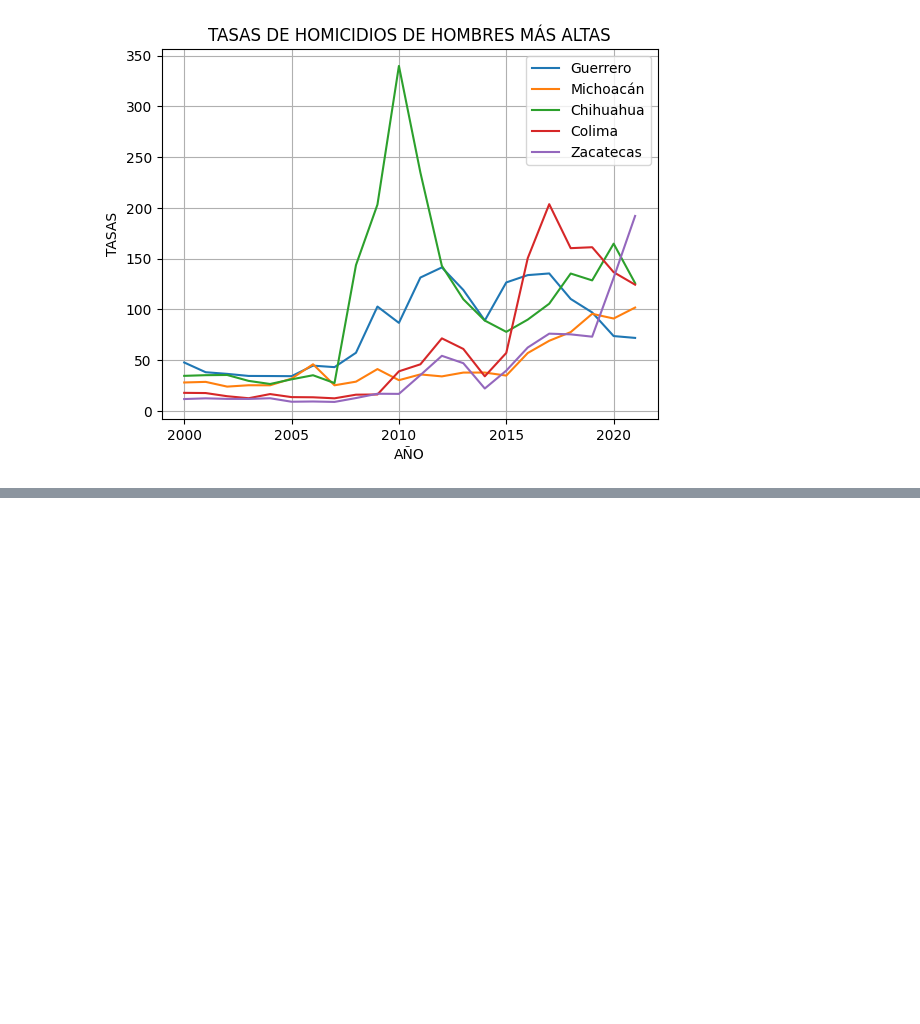
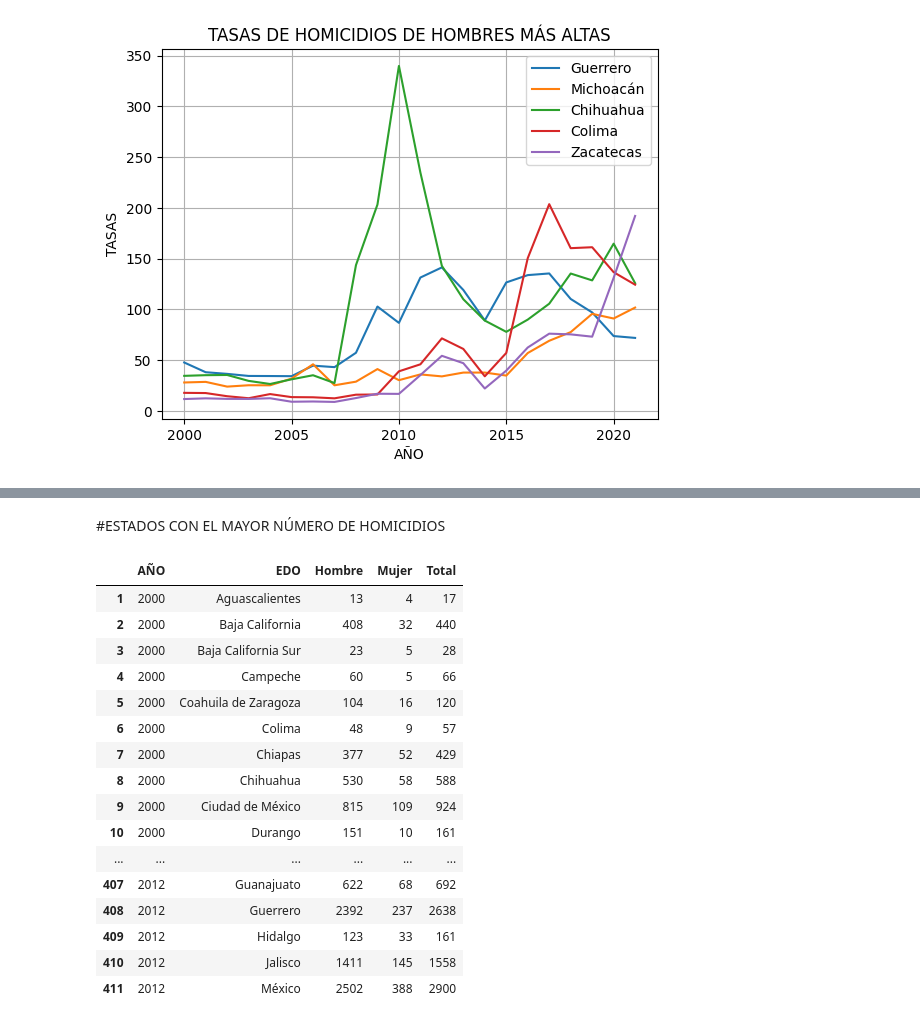
Before and after one commit to FreMeli/ASE_1, a Jupyter notebook: EDO_HOM_LIMPIO.ipynb, the cells around one changed output, grey strips where cells are left out. Cells and saved outputs as stored; diff of their text form; code cells hidden in the pictures; blank space fills up the shorter version.

```diff
--- a/EDO_HOM_LIMPIO.ipynb
+++ b/EDO_HOM_LIMPIO.ipynb
@@ -929,3 +945,12 @@ df_EdosH.style.background_gradient(subset=[2000, 2001, 2002,2003, 2004,2005,2006
 | 29 | 10.900169 | 9.580480 | 8.611609 | 10.211408 | 8.200617 | 8.398609 | 8.787013 | 9.278458 | 7.855145 | 15.933733 | 10.730348 | ... |
 | 30 | 3.845336 | 4.014002 | 4.980397 | 3.523468 | 3.458339 | 3.615345 | 3.657125 | 3.834454 | 4.426028 | 3.543376 | 3.194947 | ... |
 | 31 | 11.729041 | 12.427289 | 11.909423 | 11.843237 | 12.515516 | 9.083570 | 9.327012 | 8.899786 | 12.714971 | 16.957516 | 16.821088 | ... |
+# %%
+from pandas.io.formats.style_render import Subset
+df_colores=df_Homicidios.copy()
+# Creamos una máscara booleana para seleccionar las filas que queremos eliminar
+mask = (df_Homicidios['EDO'] == 'Total')
+
+# Aplicamos el método drop() para eliminar las filas seleccionadas por la máscara
+df_colores = df_Homicidios.drop(df_Homicidios[mask].index)
+df_colores
@@ -931,0 +971,25 @@ df_EdosH.style.background_gradient(subset=[2000, 2001, 2002,2003, 2004,2005,2006
+# %% [markdown]
+#ESTADOS CON EL MAYOR NÚMERO DE HOMICIDIOS
+# %%
+from pandas.io.formats.style_render import Subset
+df_colores.style.background_gradient(subset=['Hombre', 'Mujer', 'Total'],
+                                            cmap='BuGn')
+#Estamos poniendo un gradiente de tal forma que el verde más oscuro es para los valores más grandes
+# %% [output]
+|  | AÑO | EDO | Hombre | Mujer | Total |
+| 1 | 2000 | Aguascalientes | 13 | 4 | 17 |
+| 2 | 2000 | Baja California | 408 | 32 | 440 |
+| 3 | 2000 | Baja California Sur | 23 | 5 | 28 |
+| 4 | 2000 | Campeche | 60 | 5 | 66 |
+| 5 | 2000 | Coahuila de Zaragoza | 104 | 16 | 120 |
+| 6 | 2000 | Colima | 48 | 9 | 57 |
+| 7 | 2000 | Chiapas | 377 | 52 | 429 |
+| 8 | 2000 | Chihuahua | 530 | 58 | 588 |
+| 9 | 2000 | Ciudad de México | 815 | 109 | 924 |
+| 10 | 2000 | Durango | 151 | 10 | 161 |
+| ... | ... | ... | ... | ... | ... |
+| 407 | 2012 | Guanajuato | 622 | 68 | 692 |
+| 408 | 2012 | Guerrero | 2392 | 237 | 2638 |
+| 409 | 2012 | Hidalgo | 123 | 33 | 161 |
+| 410 | 2012 | Jalisco | 1411 | 145 | 1558 |
+| 411 | 2012 | México | 2502 | 388 | 2900 |
```
Also changed, not shown: parts of 3 cells of this notebook.
